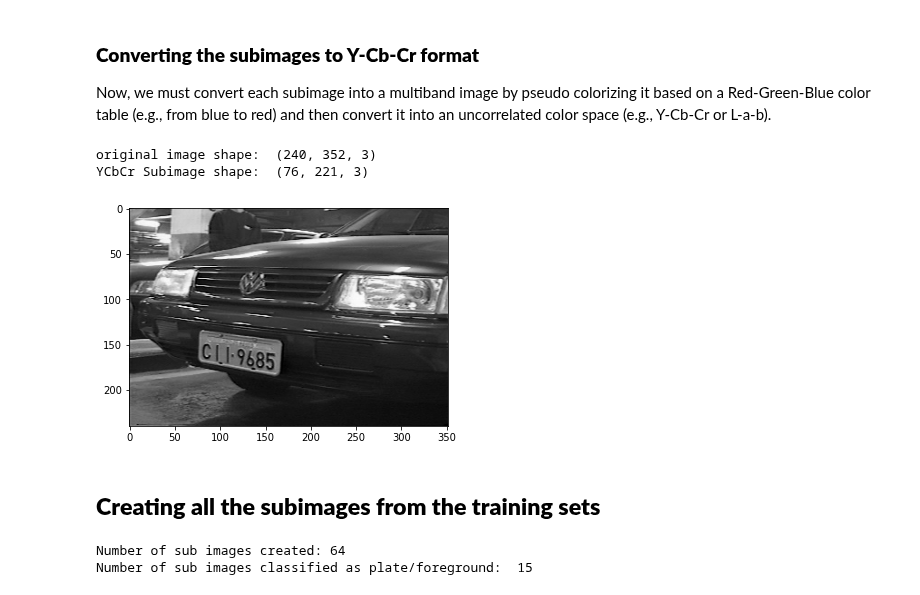
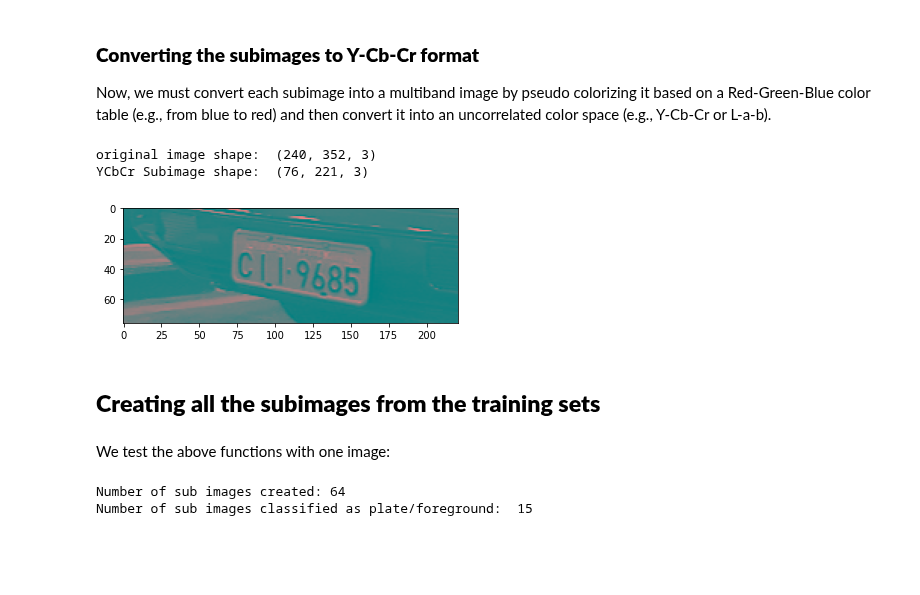
Before and after one commit to aissahm/image_analysis, a Jupyter notebook: project_1.ipynb, the cells around one changed output. Saved outputs shown, nothing was run; the diff lists cells and outputs as text; code cells hidden in the pictures; blank space fills up the shorter version.

```diff
--- a/project_1.ipynb
+++ b/project_1.ipynb
@@ -222,16 +236,16 @@ Now, we must convert each subimage into a multiband image by pseudo colorizing i
 # %%
 img = cv2.imread('/content/plates/orig_0037.png', 1)
 print("original image shape: ", img.shape)
 
 imgYCrCb = cv2.cvtColor(img[120+0:120+76, 5+0:50+176,:], cv2.COLOR_RGB2YCrCb)
 print("YCbCr Subimage shape: ", imgYCrCb.shape)
 
-plt.imshow(img)
+plt.imshow(imgYCrCb)
 plt.show()
 # %% [output]
 original image shape:  (240, 352, 3)
 YCbCr Subimage shape:  (76, 221, 3)
-[figure, old version]
+[figure, new version]
 # %% [markdown]
 ## **Creating all the subimages from the training sets**
 # %%
@@ -324,4 +338,6 @@ def createSubimagesFromTrainingImage(width, height, xstride, ystride, imagePath,
   return [numberSubImagesClassPlate, numberSubImages]
+# %% [markdown]
+We test the above functions with one image:
 # %%
 subImagesFolderPath = "/content/subimagesTestFolder/"
 
```
Also changed, not shown: parts of 4 cells of this notebook.
